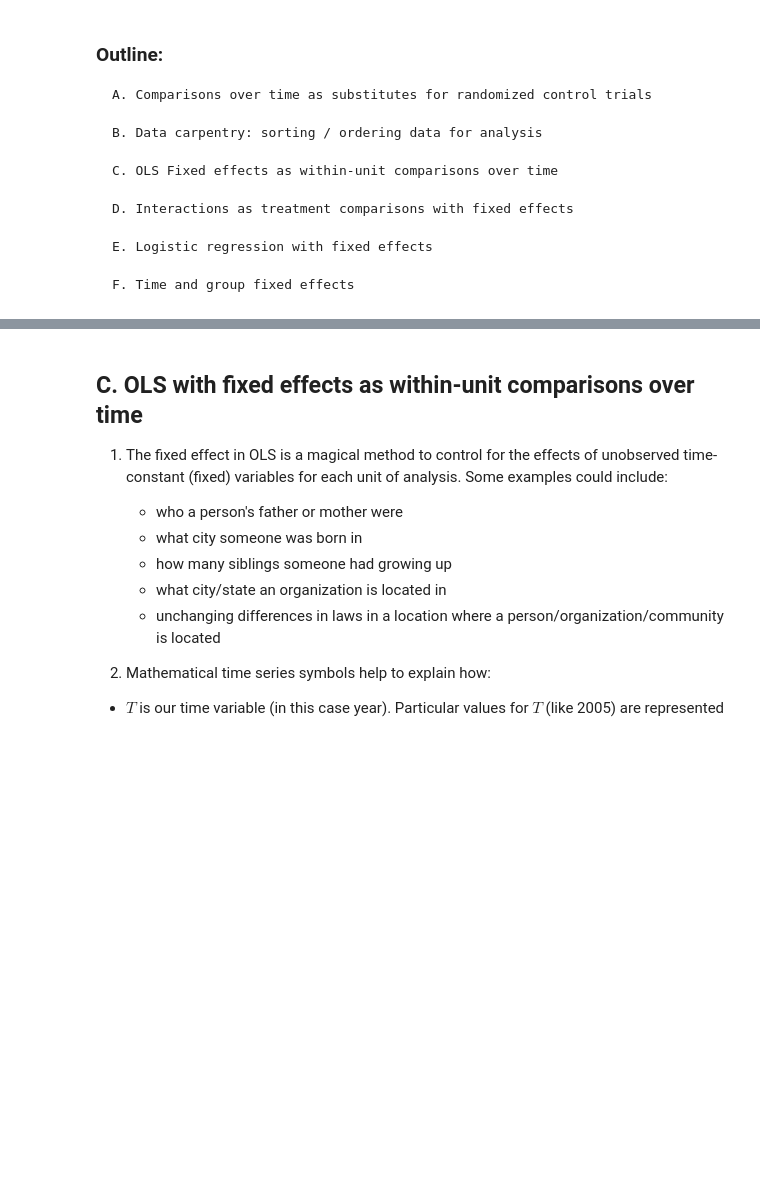
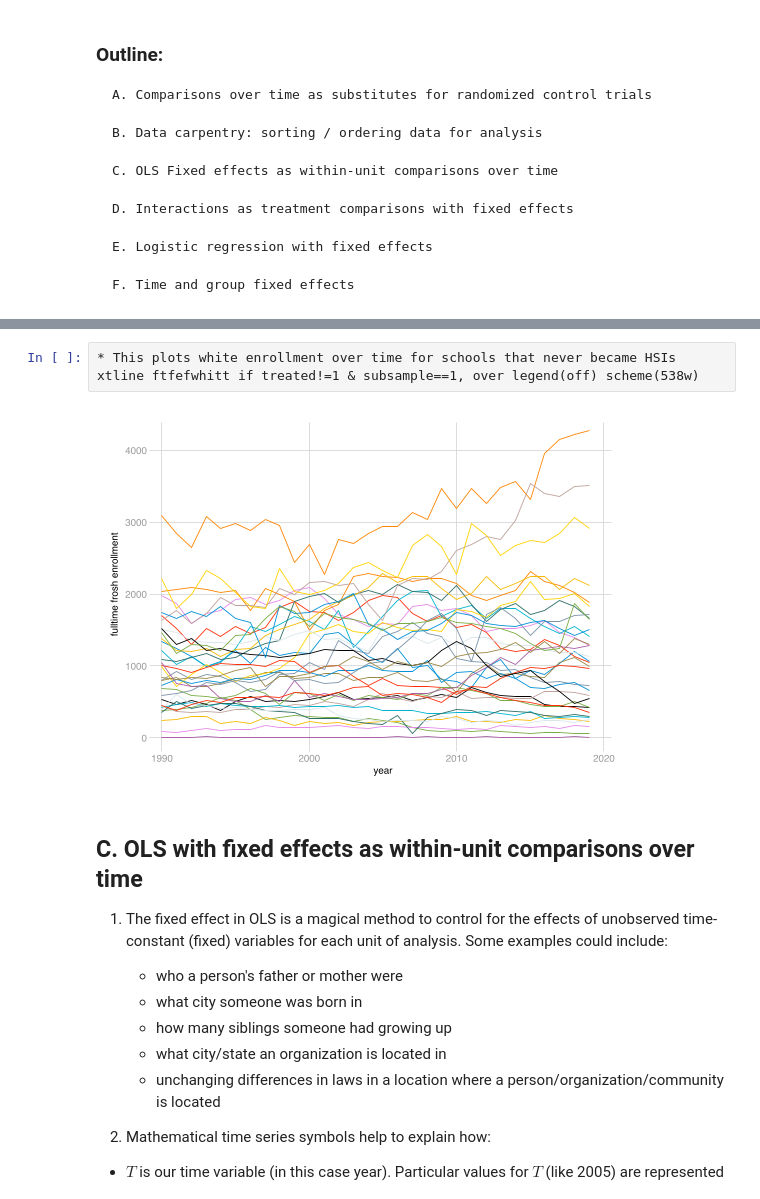
Before and after one commit to charlieeatonphd/Graduate-Statistics-and-Data-Science-for-Sociology, a Jupyter notebook: week13/w13lesson_timeseries.ipynb, the cells around one changed output, grey strips where cells are left out. Drawn from its saved outputs; the diff is of its cells as text; blank space fills up the shorter version.

```diff
--- a/week13/w13lesson_timeseries.ipynb
+++ b/week13/w13lesson_timeseries.ipynb
@@ -115,3 +169,8 @@ This front-end cannot display the desired image type.
+# %%
+* This plots white enrollment over time for schools that never became HSIs
+xtline ftfefwhitt if treated!=1 & subsample==1, over legend(off) scheme(538w)
+# %% [output]
+[figure, added]
 # %% [markdown]
 ## C. OLS with fixed effects as within-unit comparisons over time
 
```
Also changed, not shown: parts of 51 cells of this notebook, 1 other file.
